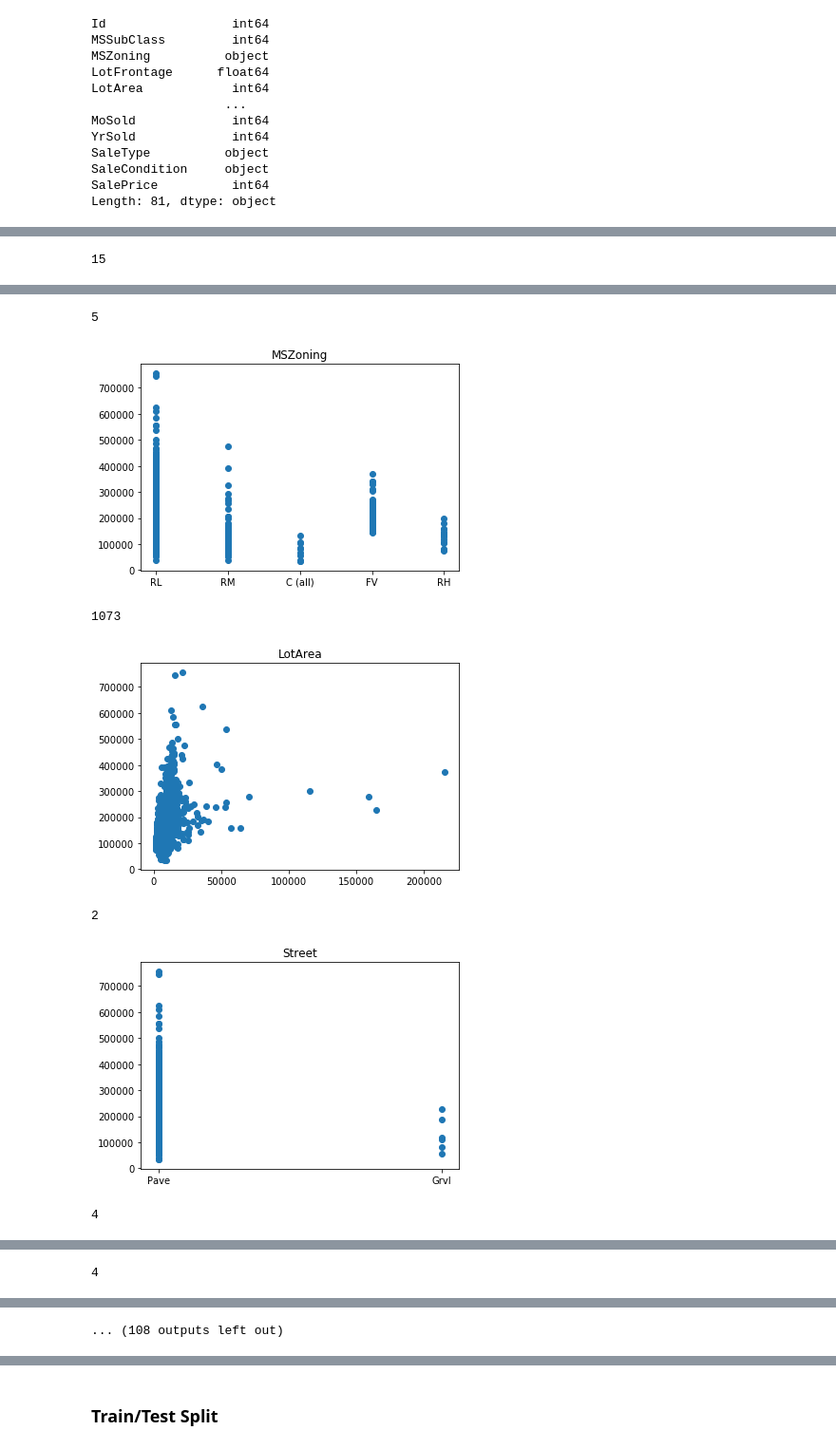
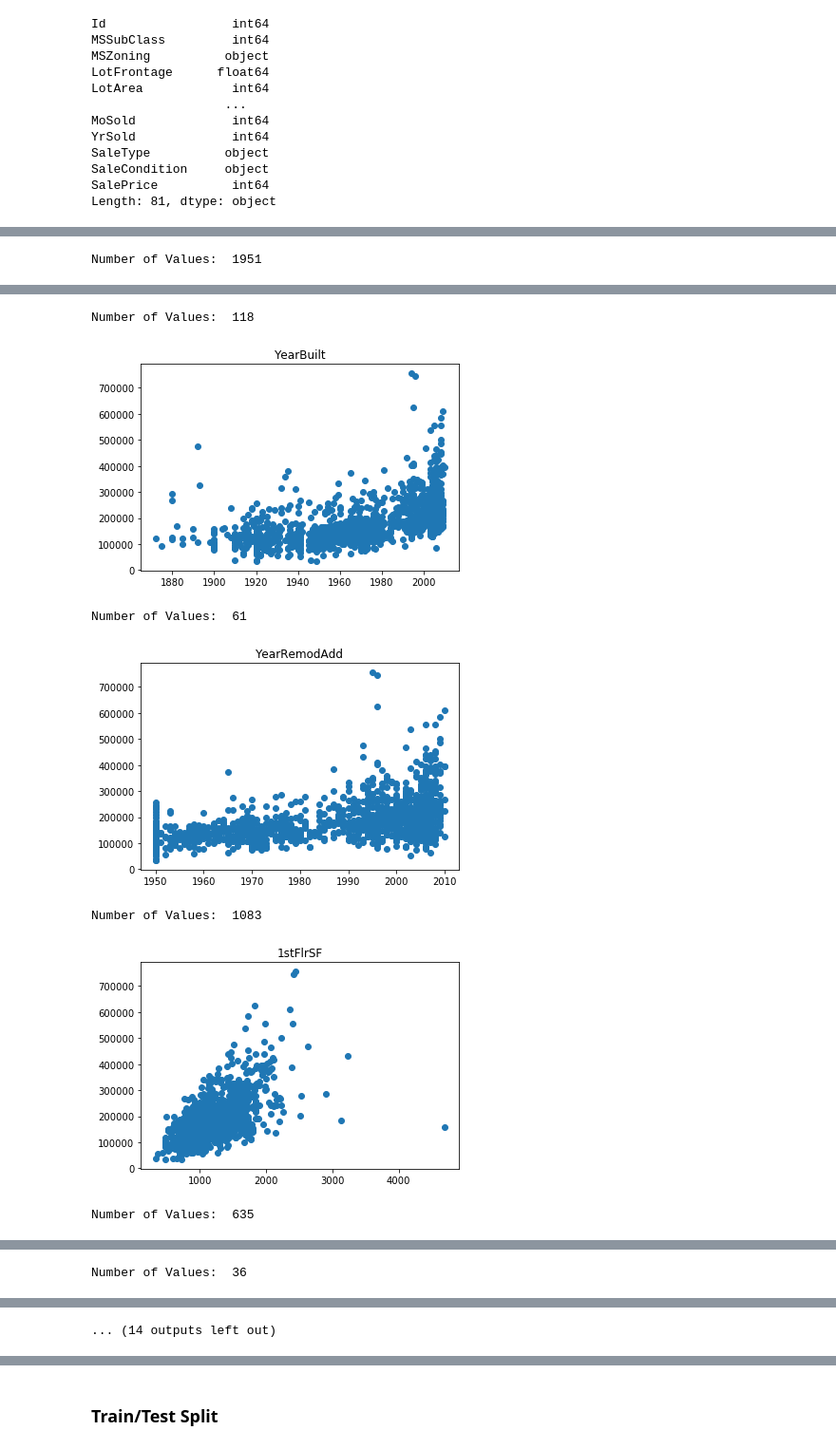
Before and after one commit to coffeenmusic/Kaggle_Housing_Prices_Pytorch, a Jupyter notebook: Housing_Prices.ipynb, the cells around one changed output, grey strips where cells are left out. Shown at 95% size. Drawn from its saved outputs; the diff is of its cells as text; code cells hidden in the pictures.

Commit message:
Added test data and integrated test data features in to training

```diff
--- a/Housing_Prices.ipynb
+++ b/Housing_Prices.ipynb
@@ -8,5 +8,9 @@ TODO:
 import pandas as pd
 # %%
 raw = pd.read_csv('train.csv')
+raw['Train'] = True
+
+raw = raw.append(pd.read_csv('test.csv'))
+raw.loc[raw.Train != True, 'Train'] = False
 print(len(raw))
 # %% [output]
@@ -57,3 +61,24 @@ SaleType          object
 SaleCondition     object
 SalePrice          int64
 Length: 81, dtype: object
+# %%
+def get_features(raw, ignore=None):
+    if not(ignore):
+        ignore = []
+
+    nf = [] # continuous feature columns
+    df = [] # categorical feature columns
+
+    for col in raw.columns:
+        if not(raw[col].isnull().any()):
+            if col not in ignore:
+                if len(set(raw[col].values)) > 25:
+                    nf += [col]
+                else:
+                    df += [col]
+    return nf, df
+# %%
+id_cols = ['Id']
+label_cols = ['SalePrice']
+
+cont_feature_cols, dis_feature_cols = get_features(raw, ignore=id_cols+label_cols)
@@ -60,25 +87,9 @@ Length: 81, dtype: object
 # %%
 import matplotlib.pyplot as plt
 
-ignore = ['Id','SalePrice']
-
-good_cols = []
-norm_feature_cols = []
-dis_feature_cols = []
-for col in raw.columns:
-    if not(raw[col].isnull().any()):
-        good_cols += [col]
-        if col not in ignore:
-            if len(set(raw[col].values)) > 25:
-                norm_feature_cols += [col]
-            else:
-                dis_feature_cols += [col]
-
-for col in good_cols:
-    if col in ignore:
-        continue
+for col in cont_feature_cols:
     try:
-        print(len(set(raw[col].values)))
+        print('Number of Values: ', len(set(raw[col].values)))
         plt.figure()
         plt.scatter(raw[col].values, raw['SalePrice'])
         plt.title(str(col))
@@ -86,4 +97,4 @@ for col in good_cols:
     except:
         print('Couldnt plot', col)
 # %% [output]
-15
+Number of Values:  1951
@@ -91,7 +102,7 @@ for col in good_cols:
-5
+Number of Values:  118
-[figure, old version]
+[figure, new version]
-1073
+Number of Values:  61
-[figure, old version]
+[figure, new version]
-2
+Number of Values:  1083
-[figure, old version]
+[figure, new version]
-4
+Number of Values:  635
@@ -99 +110 @@ for col in good_cols:
-4
+Number of Values:  36
@@ -101 +112 @@ for col in good_cols:
-... (108 outputs left out)
+... (14 outputs left out)
```
Also changed, not shown: parts of 33 cells of this notebook.
